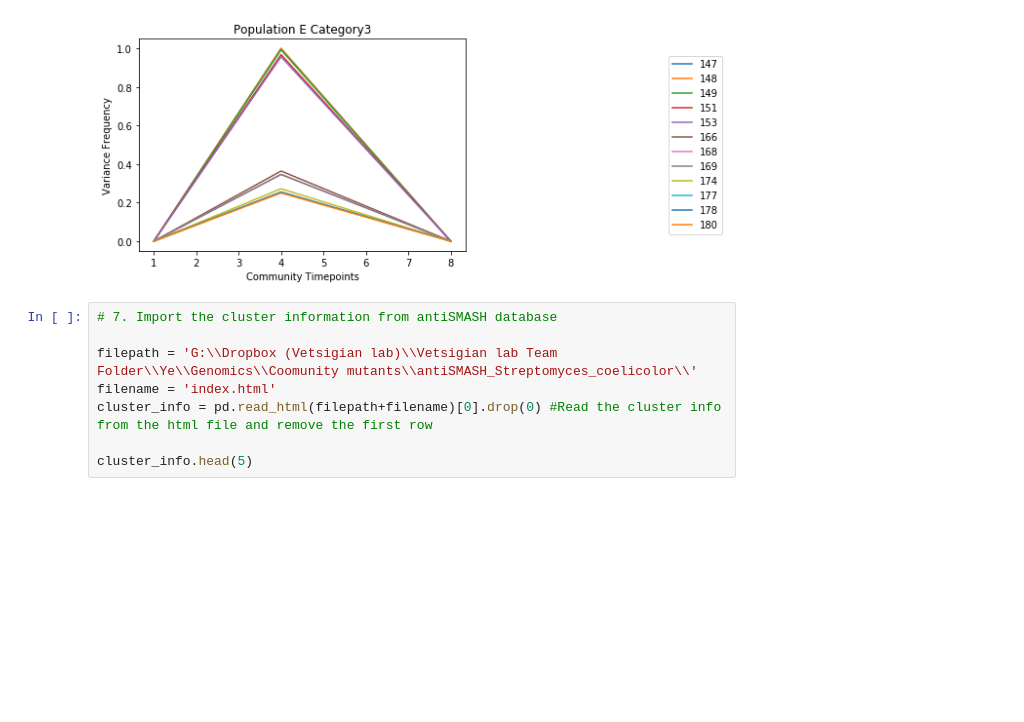
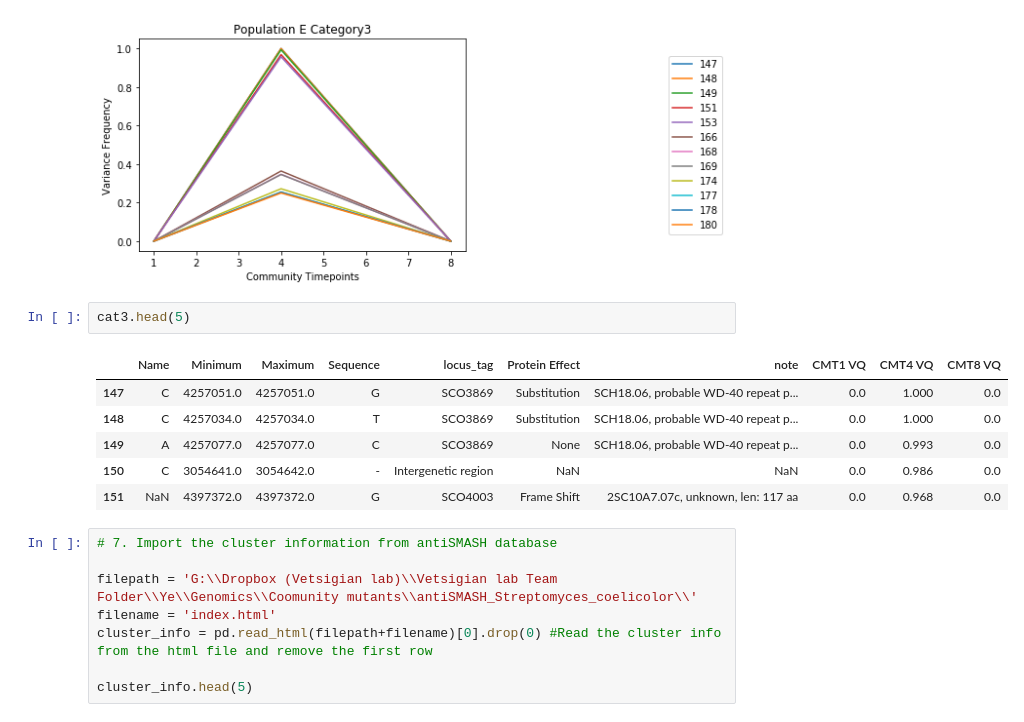
Before and after one commit to bearnomore/Evolution-genomics, a Jupyter notebook: Community_variance_analysis_across_time_points.ipynb, the cells around one changed output. Cells and saved outputs as stored; diff of their text form; blank space fills up the shorter version.

```diff
--- a/Community_variance_analysis_across_time_points.ipynb
+++ b/Community_variance_analysis_across_time_points.ipynb
@@ -268,6 +310,15 @@ genes.head(5)
 | 151 | NaN | 4397372.0 | 4397372.0 | G | SCO4003 | Frame Shift | 2SC10A7.07c, unknown, len: 117 aa | 0.0 | 0.968 | 0.0 |
 | 153 | GAGAAAC | 4257042.0 | 4257048.0 | CTCGTGG | SCO3869 | Substitution | SCH18.06, probable WD-40 repeat p... | 0.0 | 0.957 | 0.0 |
 [figure]
+# %%
+cat3.head(5)
+# %% [output]
+|  | Name | Minimum | Maximum | Sequence | locus_tag | Protein Effect | note | CMT1 VQ | CMT4 VQ | CMT8 VQ |
+| 147 | C | 4257051.0 | 4257051.0 | G | SCO3869 | Substitution | SCH18.06, probable WD-40 repeat p... | 0.0 | 1.000 | 0.0 |
+| 148 | C | 4257034.0 | 4257034.0 | T | SCO3869 | Substitution | SCH18.06, probable WD-40 repeat p... | 0.0 | 1.000 | 0.0 |
+| 149 | A | 4257077.0 | 4257077.0 | C | SCO3869 | None | SCH18.06, probable WD-40 repeat p... | 0.0 | 0.993 | 0.0 |
+| 150 | C | 3054641.0 | 3054642.0 | - | Intergenetic region | NaN | NaN | 0.0 | 0.986 | 0.0 |
+| 151 | NaN | 4397372.0 | 4397372.0 | G | SCO4003 | Frame Shift | 2SC10A7.07c, unknown, len: 117 aa | 0.0 | 0.968 | 0.0 |
 # %%
 # 7. Import the cluster information from antiSMASH database
 
```
Also changed, not shown: parts of 14 cells of this notebook.
